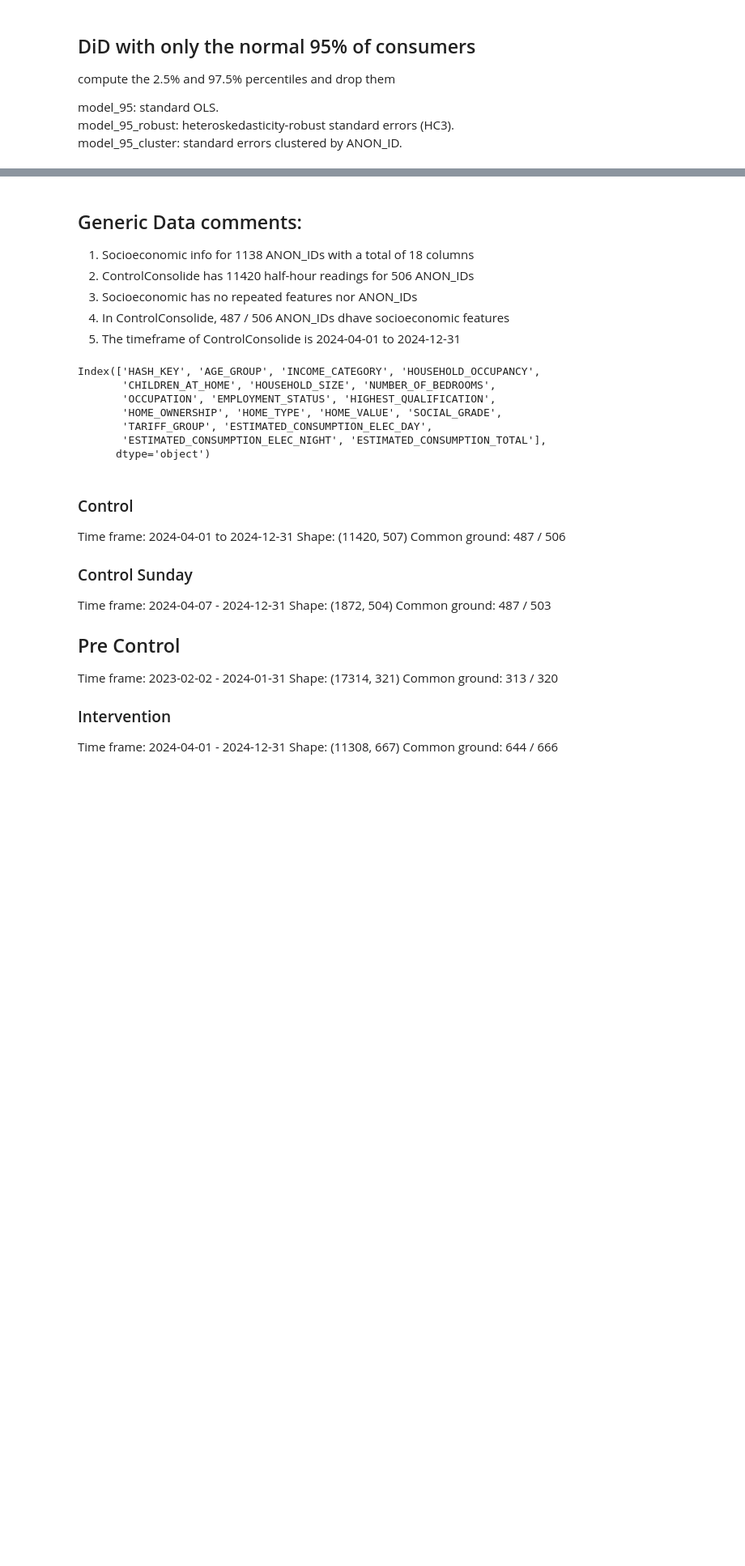
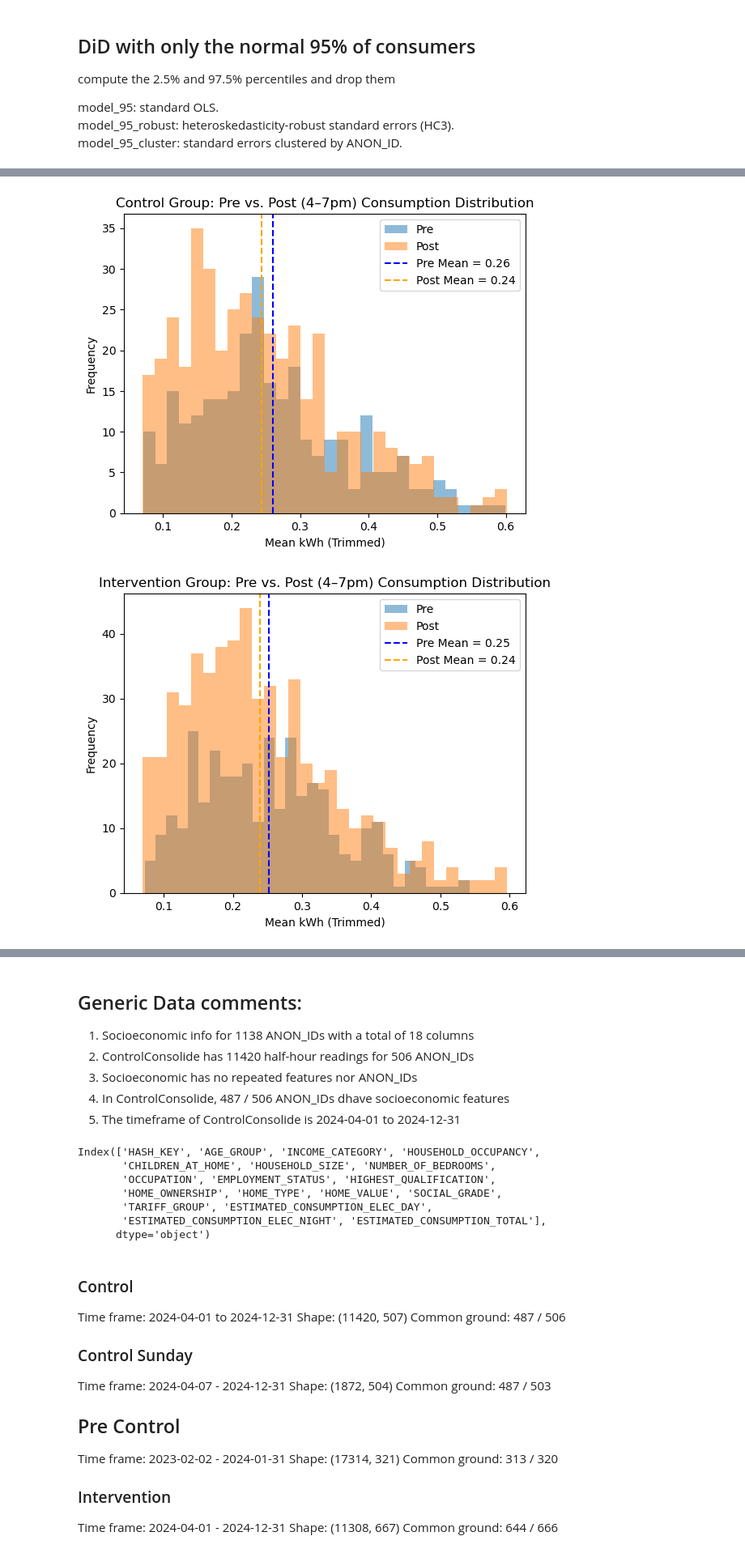
Before and after one commit to guri99uy/ST498_CAPSTONE, a Jupyter notebook: Notebooks/Flash_interventionConsolide.ipynb, the cells around one changed output, grey strips where cells are left out. Shown at 81% size. Saved outputs shown, nothing was run; the diff lists cells and outputs as text; code cells hidden in the pictures; blank space fills up the shorter version.

```diff
--- a/Notebooks/Flash_interventionConsolide.ipynb
+++ b/Notebooks/Flash_interventionConsolide.ipynb
@@ -547,3 +547,70 @@ No. Observations:                1582   AIC:                            -2493.
 
 Notes:
 [1] Standard Errors are robust to cluster correlation (cluster)
+# %%
+import pandas as pd
+import numpy as np
+import matplotlib.pyplot as plt
+
+# Pivot df_for_did_95 so that Pre/Post become columns
+df_95_pivot = df_for_did_95.pivot(
+    index=['ANON_ID','Group'],
+    columns='Phase',
+    values='consumption'
+).reset_index()
+
+# Separate out Control vs. Intervention
+df_control_95 = df_95_pivot[df_95_pivot['Group'] == 'Control']
+df_intervention_95 = df_95_pivot[df_95_pivot['Group'] == 'Intervention']
+
+# Calculate means
+control_pre_mean = df_control_95['Pre'].mean()
+control_post_mean = df_control_95['Post'].mean()
+
+intervention_pre_mean = df_intervention_95['Pre'].mean()
+intervention_post_mean = df_intervention_95['Post'].mean()
+
+# -------------------------------------------------------------------------
+# 1) CONTROL GROUP: Overlaid Histograms + Mean Lines
+# -------------------------------------------------------------------------
+plt.figure()
+
+# Histograms
+plt.hist(df_control_95['Pre'].dropna(), bins=30, alpha=0.5, label='Pre')
+plt.hist(df_control_95['Post'].dropna(), bins=30, alpha=0.5, label='Post')
+
+# Vertical lines for means
+plt.axvline(x=control_pre_mean, color='blue', linestyle='--',
+            label=f"Pre Mean = {control_pre_mean:.2f}")
+plt.axvline(x=control_post_mean, color='orange', linestyle='--',
+            label=f"Post Mean = {control_post_mean:.2f}")
+
+plt.title("Control Group: Pre vs. Post (4–7pm) Consumption Distribution")
+plt.xlabel("Mean kWh (Trimmed)")
+plt.ylabel("Frequency")
+plt.legend()
+plt.show()
+
+# -------------------------------------------------------------------------
+# 2) INTERVENTION GROUP: Overlaid Histograms + Mean Lines
+# -------------------------------------------------------------------------
+plt.figure()
+
+# Histograms
+plt.hist(df_intervention_95['Pre'].dropna(), bins=30, alpha=0.5, label='Pre')
+plt.hist(df_intervention_95['Post'].dropna(), bins=30, alpha=0.5, label='Post')
+
+# Vertical lines for means
+plt.axvline(x=intervention_pre_mean, color='blue', linestyle='--',
+            label=f"Pre Mean = {intervention_pre_mean:.2f}")
+plt.axvline(x=intervention_post_mean, color='orange', linestyle='--',
+            label=f"Post Mean = {intervention_post_mean:.2f}")
+
+plt.title("Intervention Group: Pre vs. Post (4–7pm) Consumption Distribution")
+plt.xlabel("Mean kWh (Trimmed)")
+plt.ylabel("Frequency")
+plt.legend()
+plt.show()
+# %% [output]
+[figure, added]
+[figure, added]
```
Also changed, not shown: parts of 5 cells of this notebook.
